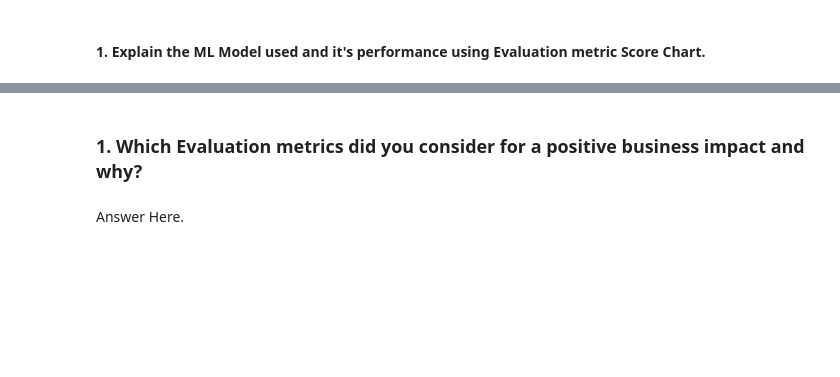
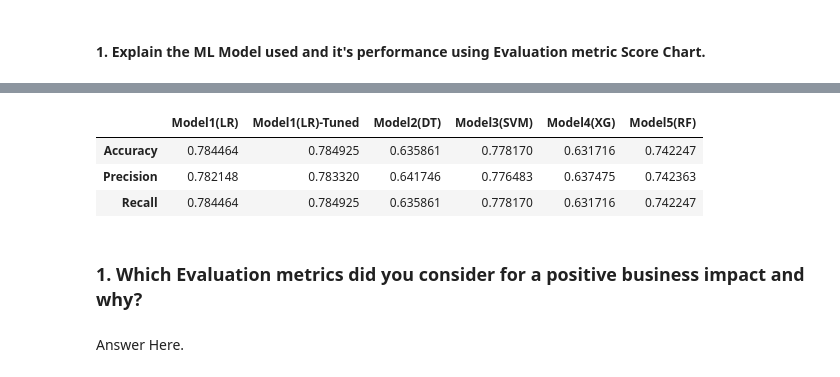
Before and after one commit to Jeetesh-KumarM/CAPSTONE-PROJECT-3-CLASSIFICATION, a Jupyter notebook: Coronavirus_Tweet_Sentiment_Analysis.ipynb, the cells around one changed output, grey strips where cells are left out. Saved outputs shown, nothing was run; the diff lists cells and outputs as text; code cells hidden in the pictures; blank space fills up the shorter version.

```diff
--- a/Coronavirus_Tweet_Sentiment_Analysis.ipynb
+++ b/Coronavirus_Tweet_Sentiment_Analysis.ipynb
@@ -1203,3 +1140,17 @@ ax.yaxis.set_ticklabels(labels)
+# %%
+m1={'Model1(LR)':[accuracy_score(y_test,y_pred),precision_score(y_test,y_pred, average='weighted'),recall_score(y_test,y_pred,average='weighted')],
+    'Model1(LR)-Tuned':[accuracy_score(y_test,y2_pred),precision_score(y_test,y2_pred, average='weighted'),recall_score(y_test,y2_pred,average='weighted')],
+    'Model2(DT)':[accuracy_score(y_test,y_pred2),precision_score(y_test,y_pred2, average='weighted'),recall_score(y_test,y_pred2,average='weighted')],
+    'Model3(SVM)':[accuracy_score(y_test,y_pred3),precision_score(y_test,y_pred3, average='weighted'),recall_score(y_test,y_pred3,average='weighted')],
+    'Model4(XG)':[accuracy_score(y_test,y_pred4),precision_score(y_test,y_pred4, average='weighted'),recall_score(y_test,y_pred4,average='weighted')],
+    'Model5(RF)':[accuracy_score(y_test,y_pred5),precision_score(y_test,y_pred5, average='weighted'),recall_score(y_test,y_pred5,average='weighted')]}
+res1=pd.DataFrame(m1,index=['Accuracy','Precision','Recall'])
+res1
+# %% [output]
+|  | Model1(LR) | Model1(LR)-Tuned | Model2(DT) | Model3(SVM) | Model4(XG) | Model5(RF) |
+| Accuracy | 0.784464 | 0.784925 | 0.635861 | 0.778170 | 0.631716 | 0.742247 |
+| Precision | 0.782148 | 0.783320 | 0.641746 | 0.776483 | 0.637475 | 0.742363 |
+| Recall | 0.784464 | 0.784925 | 0.635861 | 0.778170 | 0.631716 | 0.742247 |
 # %% [markdown]
 ### 1. Which Evaluation metrics did you consider for a positive business impact and why?
 # %% [markdown]
```
Also changed, not shown: parts of 55 cells of this notebook.
